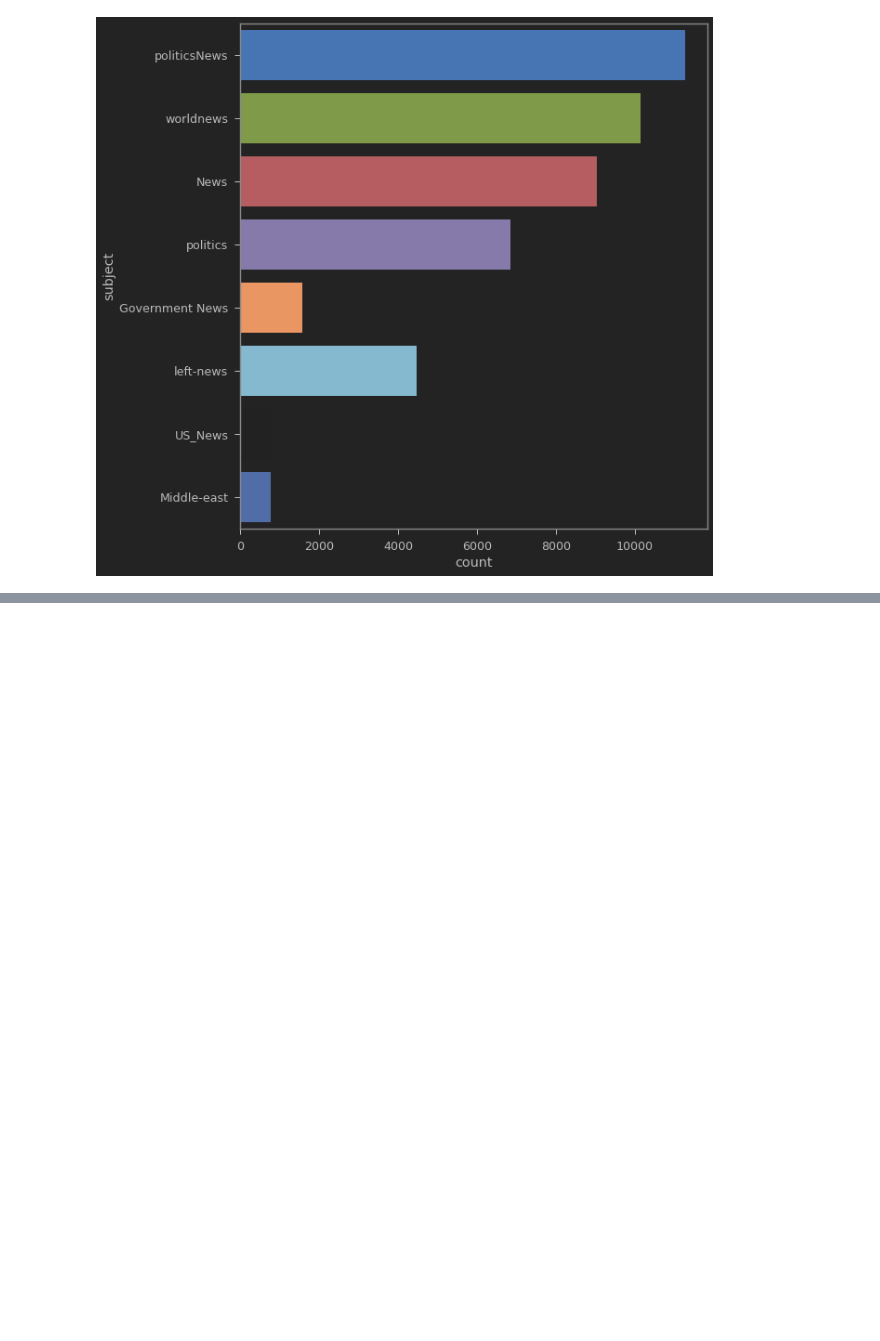
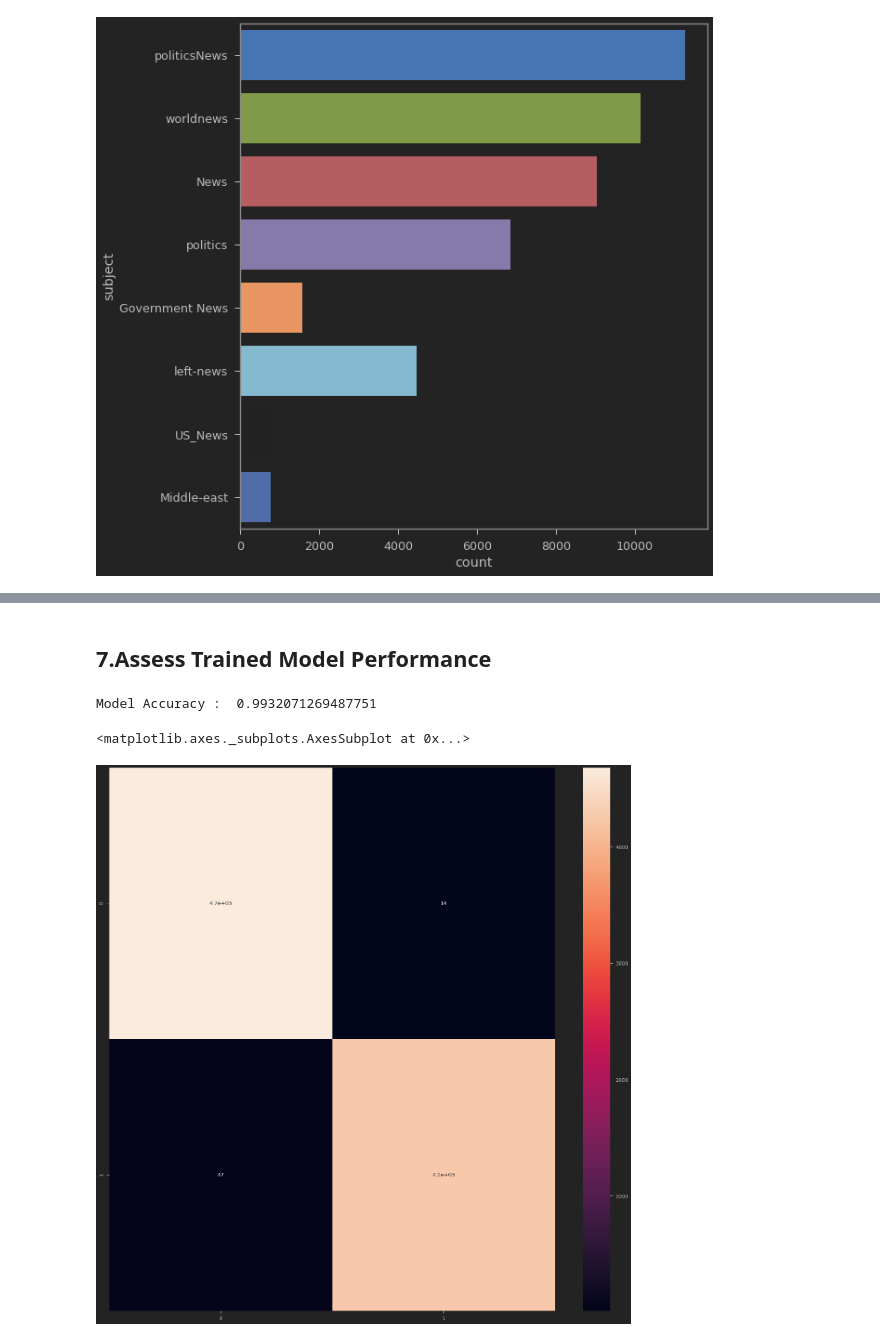
Before and after one commit to Adil1979/AI_DS_Projects, a Jupyter notebook: 01_Fake_News_Classification.ipynb, the cells around one changed output, grey strips where cells are left out. Drawn from its saved outputs; the diff is of its cells as text; code cells hidden in the pictures; blank space fills up the shorter version.

```diff
--- a/01_Fake_News_Classification.ipynb
+++ b/01_Fake_News_Classification.ipynb
@@ -337,0 +433,5 @@ plt.imshow(wc, interpolation = 'bilinear');
+# %%
+y_train = np.asarray(y_train)
+# %%
+# train the model
+model.fit(padded_train, y_train, batch_size = 64, validation_split = 0.1, epochs = 2)
@@ -337,0 +445,31 @@ plt.imshow(wc, interpolation = 'bilinear');
+# %% [markdown]
+## **7.Assess Trained Model Performance**
+# %%
+# make prediction
+pred = model.predict(padded_test)
+# %%
+# if the predicted value is >0.5 it is real else it is fake
+prediction = []
+for i in range(len(pred)):
+    if pred[i].item() > 0.5:
+        prediction.append(1)
+    else:
+        prediction.append(0)
+# %%
+# getting the accuracy
+from sklearn.metrics import accuracy_score
+
+accuracy = accuracy_score(list(y_test), prediction)
+
+print("Model Accuracy : ", accuracy)
+# %% [output]
+Model Accuracy :  0.9932071269487751
+# %%
+# get the confusion matrix
+from sklearn.metrics import confusion_matrix
+cm = confusion_matrix(list(y_test), prediction)
+plt.figure(figsize = (25, 25))
+sns.heatmap(cm, annot = True)
+# %% [output]
+<matplotlib.axes._subplots.AxesSubplot at 0x...>
+[figure, added]
```
Also changed, not shown: parts of 19 cells of this notebook.
